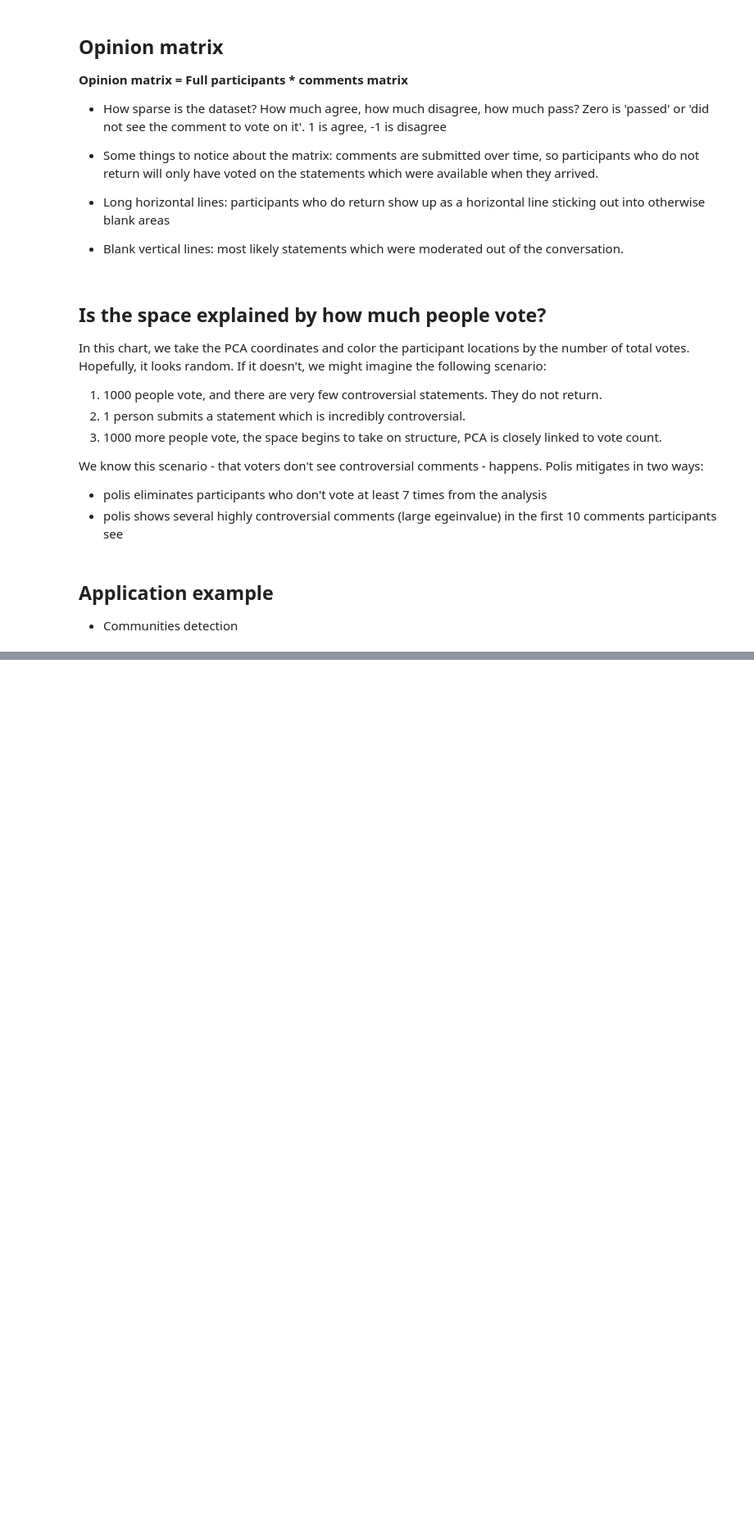
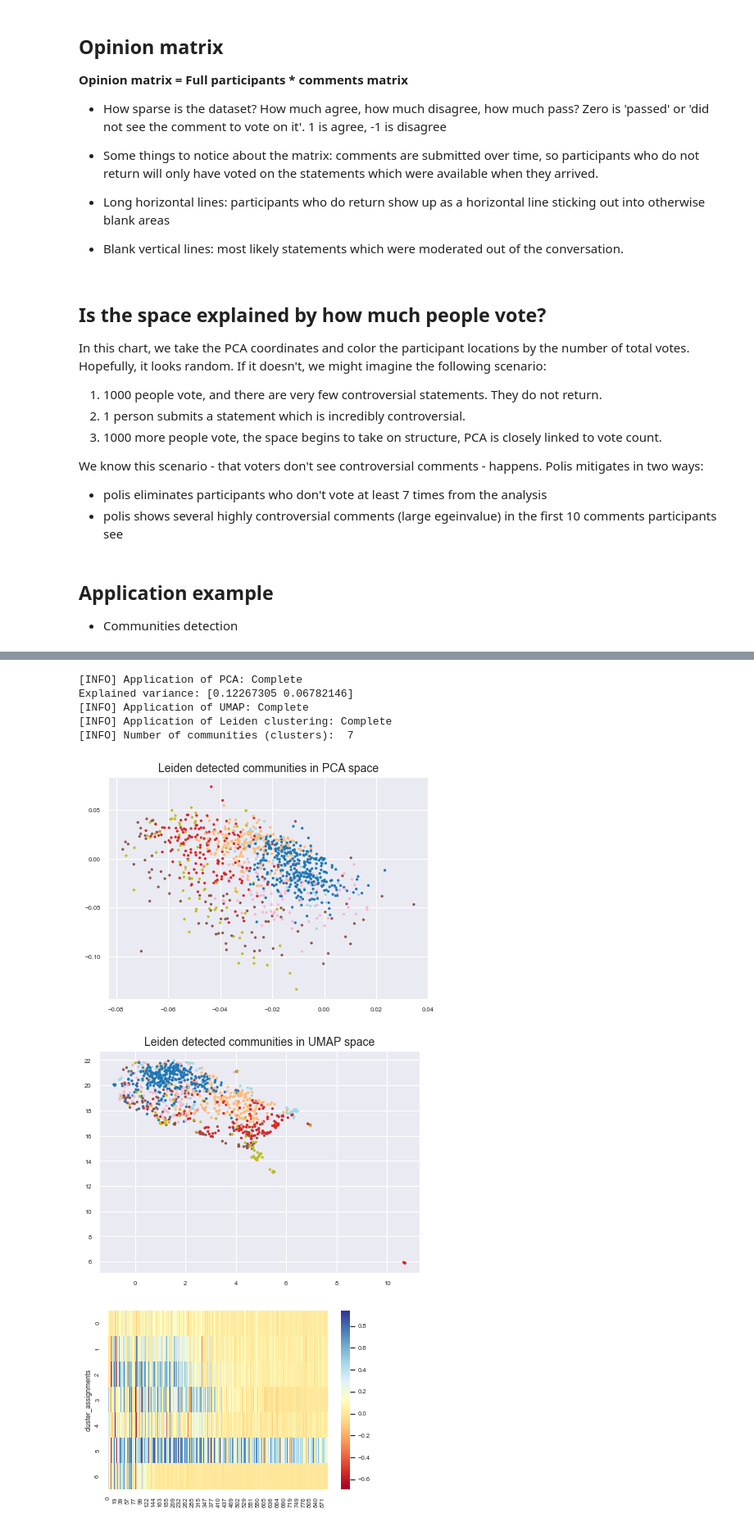
Before and after one commit to ilivieris/pol.is, a Jupyter notebook: 01. Community detection (kNN approach).ipynb, the cells around one changed output, grey strips where cells are left out. Shown at 82% size. Cells and saved outputs as stored; diff of their text form; code cells hidden in the pictures; blank space fills up the shorter version.

```diff
--- a/01. Community detection (kNN approach).ipynb
+++ b/01. Community detection (kNN approach).ipynb
@@ -223,4 +224,13 @@ def polis_community_detection(dataframe, clustering_type='Leiden', comments=None
 # %%
-coords, embedding, _ = polis_subconversation(vals_all_in.iloc[:20,:100], clustering_type='Leiden', comments=['5'])
+coords, embedding, _ = polis_subconversation(vals_all_in, clustering_type='Leiden', comments=['5'])
 
-# coords, embedding, _ = polis_subconversation(vals_all_in.iloc[:,:100], clustering_type='Louvain', comments=['5'])
+# coords, embedding, _ = polis_subconversation(vals_all_in, clustering_type='Louvain', comments=['5'])
+# %% [output]
+[INFO] Application of PCA: Complete
+Explained variance: [0.12267305 0.06782146]
+[INFO] Application of UMAP: Complete
+[INFO] Application of Leiden clustering: Complete
+[INFO] Number of communities (clusters):  7
+[figure, added]
+[figure, added]
+[figure, added]
```
Also changed, not shown: parts of 5 cells of this notebook, 2 other files.
